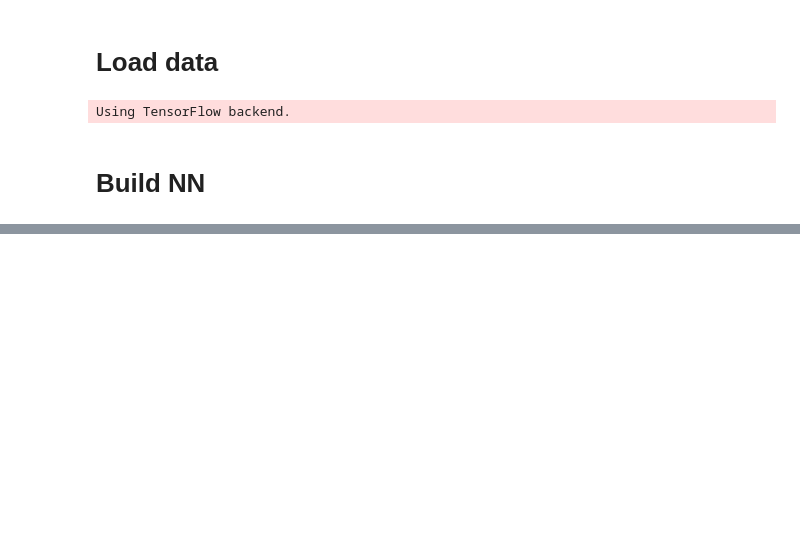
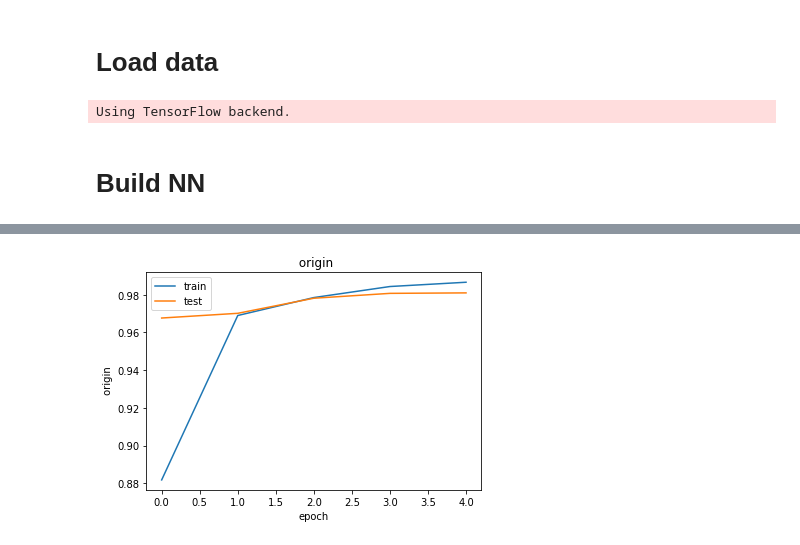
Before and after one commit to amyxie361/CS680, a Jupyter notebook: ass4/ass4.ipynb, the cells around one changed output, grey strips where cells are left out. Cells and saved outputs as stored; diff of their text form; code cells hidden in the pictures; blank space fills up the shorter version.

Commit message:
add augmentation part need powerful er model

```diff
--- a/ass4/ass4.ipynb
+++ b/ass4/ass4.ipynb
@@ -44,7 +50,7 @@ def build_model(regulaizer=None):
 
 
     # 32, 32
-    channel_multiply = 4
+    channel_multiply = 8
 
     model.add(Conv2D(1 * channel_multiply, (3, 3), activation='relu', padding='same',
                      input_shape=(32,32,1), kernel_regularizer=regulaizer))
@@ -89,12 +95,12 @@ def build_model(regulaizer=None):
     return(model)
 # %%
 # plot
-def plot_img(Y1, Y2, title):
+def plot_img(Y1, Y2, title, legend =['train', 'test']):
     plt.clf()
     plt.plot(Y1)
     plt.plot(Y2)
     plt.title(title)
     plt.ylabel(title)
     plt.xlabel('epoch')
-    plt.legend(['train', 'test'], loc='upper left')
+    plt.legend(legend, loc='upper left')
     plt.savefig(title + '.png')
@@ -100,0 +109,19 @@ def plot_img(Y1, Y2, title):
+# %%
+model = build_model()
+sgd = optimizers.SGD(lr=1e-8, decay=1e-6, momentum=0.9, nesterov=True)
+adam = optimizers.Adamax(lr=1e-3, beta_1=0.9, beta_2=0.999, epsilon=None, decay=1e-5)
+ada = optimizers.Adadelta()
+n = X_train.shape[0]
+m = X_test.shape[0]
+X_train_ = X_train.reshape(n,32,32,1).astype('float32')
+X_train_ /= 255.0
+epoches = 5
+model.compile(optimizer=adam, loss=keras.losses.categorical_crossentropy,
+              metrics=['accuracy'])
+tbCallBack = keras.callbacks.TensorBoard(log_dir='./Graph', histogram_freq=0,
+                                         write_graph=True, write_images=True)
+history = model.fit(X_train_, y_train, validation_split=0.2,
+                    epochs=epoches, batch_size=32, callbacks=[tbCallBack], verbose=True)
+
+print(history.history['acc'][-1],'\t',history.history['loss'][-1],'\t',
+      history.history['val_acc'][-1],'\t',history.history['val_loss'][-1])
@@ -100,0 +141,4 @@ def plot_img(Y1, Y2, title):
+# %%
+plot_img(history.history['acc'], history.history['val_acc'], " origin")
+# %% [output]
+[figure, added]
```
Also changed, not shown: parts of 31 cells of this notebook.
